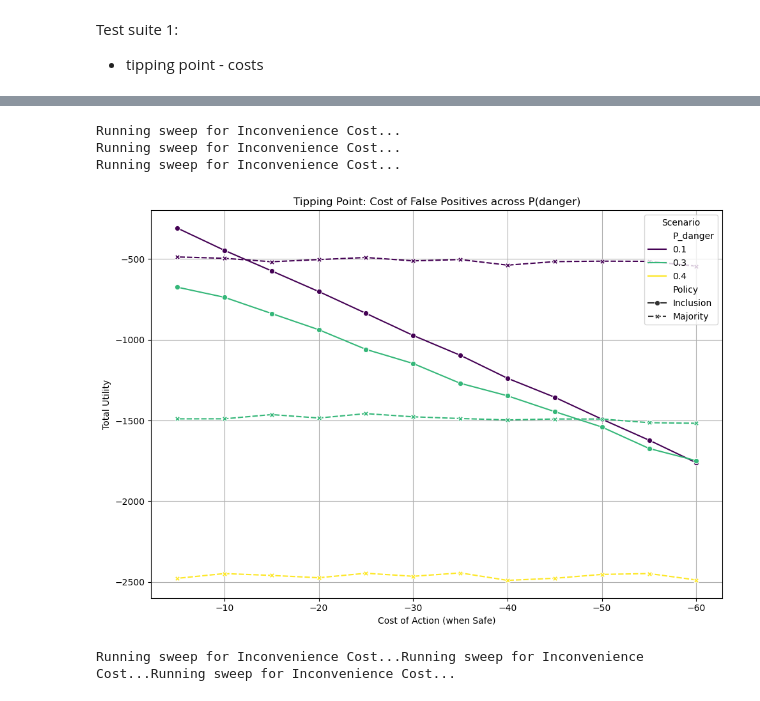
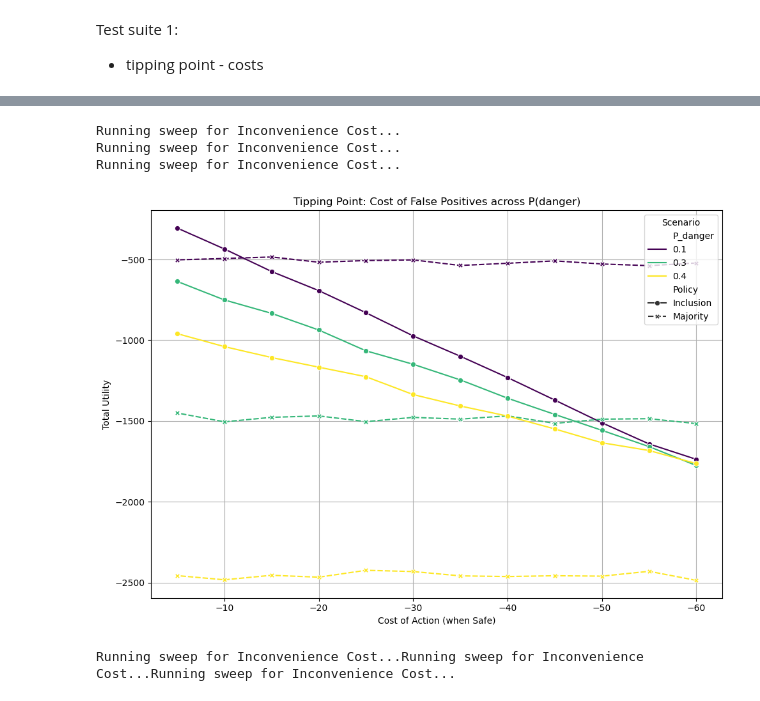
Before and after one commit to g4v4g4i/fast-science-policy-sim, a Jupyter notebook: advisory-board-fast-science.ipynb, the cells around one changed output, grey strips where cells are left out. Cells and saved outputs as stored; diff of their text form; code cells hidden in the pictures.

```diff
--- a/advisory-board-fast-science.ipynb
+++ b/advisory-board-fast-science.ipynb
@@ -479,9 +475,9 @@ Running sweep for Inconvenience Cost...
 # We keep the minority as 'crank' to see when the false alarms become too
 # expensive.
 
-df_cost = run_test_suite('Inconvenience Cost', range(-5, -65, -5), .3, .6, .2, -5, .8)
-df_cost2 = run_test_suite('Inconvenience Cost', range(-5, -65, -5), .1, .6, .2, -5, .8)
-df_cost3 = run_test_suite('Inconvenience Cost', range(-5, -65, -5), .5, .6, .2, -5, .8)
+df_cost = run_test_suite('Inconvenience Cost', range(-5, -65, -5), .3, .6, .2, -5, .8, 1)
+df_cost2 = run_test_suite('Inconvenience Cost', range(-5, -65, -5), .1, .6, .2, -5, .8, 1)
+df_cost3 = run_test_suite('Inconvenience Cost', range(-5, -65, -5), .5, .6, .2, -5, .8,1 )
 
 # --- PLOTTING ---
 # Combine dataframes for easier plotting with seaborn
@@ -505,34 +501,34 @@ df_maj = df_temp[['Parameter', 'Maj_Util_Mean', 'P_danger']].rename(columns={'Ma
 df_maj['Policy'] = 'Majority'
 df_cost_combined = pd.concat([df_cost_combined, df_inclusion, df_maj])
 
 # Process df_cost3 (P(danger)=0.4)
 df_temp = df_cost3.copy()
 df_temp['P_danger'] = 0.4
 df_inclusion = df_temp[['Parameter', 'Inclusion_Util_Mean', 'P_danger']].rename(columns={'Inclusion_Util_Mean': 'Utility_Mean'})
 df_inclusion['Policy'] = 'Inclusion'
 df_maj = df_temp[['Parameter', 'Maj_Util_Mean', 'P_danger']].rename(columns={'Maj_Util_Mean': 'Utility_Mean'})
 df_maj['Policy'] = 'Majority'
-df_cost_combined = pd.concat([df_cost_combined, df_levi, df_maj])
+df_cost_combined = pd.concat([df_cost_combined, df_inclusion, df_maj])
 
 fig, ax = plt.subplots(1, 1, figsize=(10, 7)) # Slightly larger figure for better readability
 
 sns.lineplot(data=df_cost_combined, x='Parameter', y='Utility_Mean',
              hue='P_danger', style='Policy', markers=True, ax=ax,
              palette='viridis') # Using 'viridis' colormap for P_danger
 
 ax.set_title('Tipping Point: Cost of False Positives across P(danger)')
 ax.set_xlabel('Cost of Action (when Safe)')
 ax.set_ylabel('Total Utility')
 ax.invert_xaxis() # moving from -5 to -60
 ax.grid(True)
 ax.legend(title='Scenario') # Add a title to the legend
 
 plt.tight_layout() # Adjust layout to prevent labels from being cut off
 plt.show()
 # %% [output]
 Running sweep for Inconvenience Cost...
 Running sweep for Inconvenience Cost...
 Running sweep for Inconvenience Cost...
-[figure, old version]
+[figure, new version]
 # %%
 simulation_args = [
```
Also changed, not shown: parts of 13 cells of this notebook.
